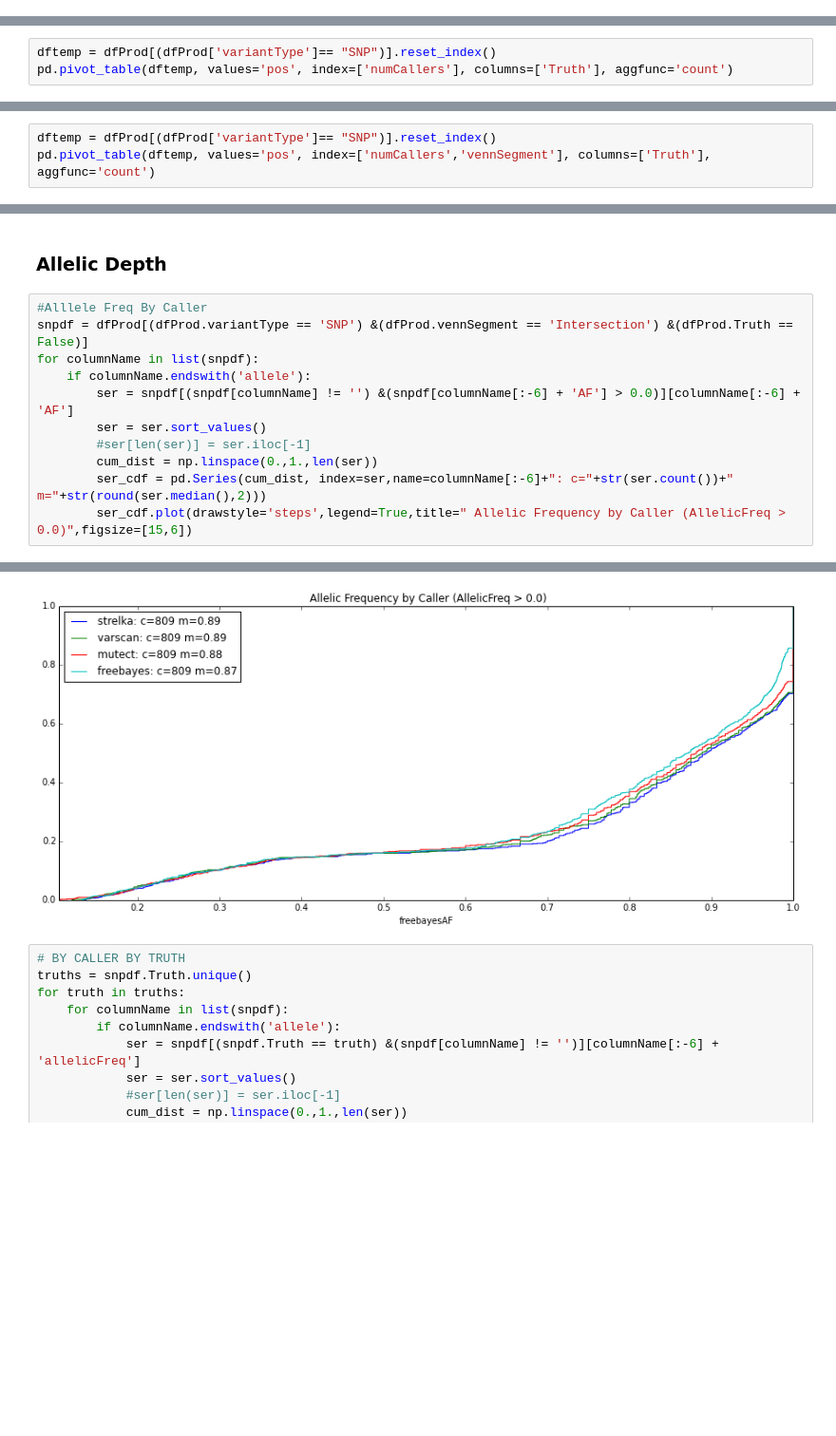
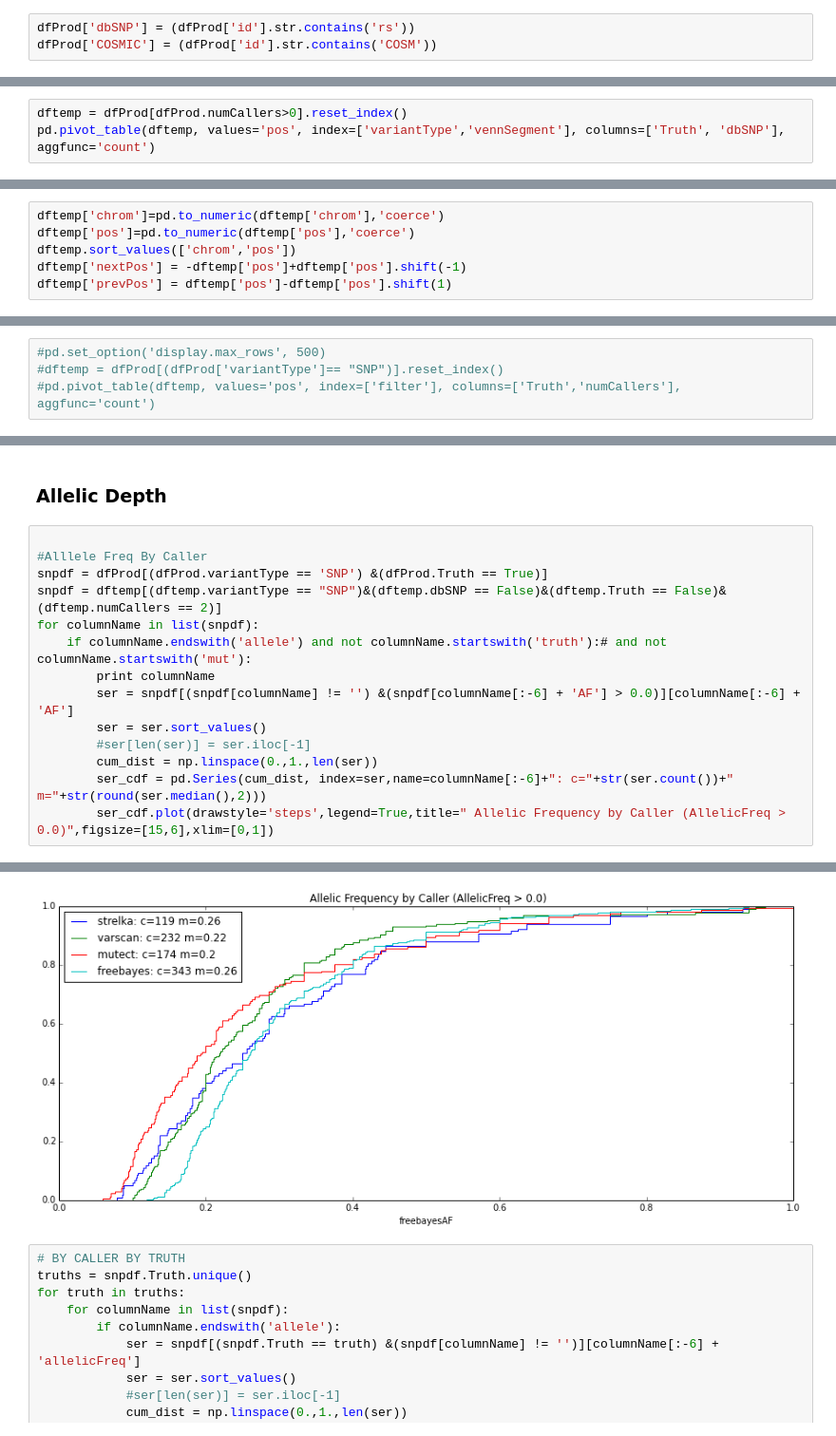
Before and after one commit to hartwigmedical/scripts, a Jupyter notebook: ipython/DreamChallengeAnalysis.ipynb, the cells around one changed output, grey strips where cells are left out. Shown at 95% size. Cells and saved outputs as stored; diff of their text form; blank space fills up the shorter version.

```diff
--- a/ipython/DreamChallengeAnalysis.ipynb
+++ b/ipython/DreamChallengeAnalysis.ipynb
@@ -160,2 +128,5 @@ dfSlice[(dfSlice['Truth']== False)].head(10)
+# %%
+dfProd['dbSNP'] = (dfProd['id'].str.contains('rs'))
+dfProd['COSMIC'] = (dfProd['id'].str.contains('COSM'))
 # %% [markdown]
 ### PRECISION + SENSITIVITY|
@@ -183,4 +150,4 @@ outputDF
 # %%
-dftemp = dfProd[(dfProd['variantType']== "SNP")].reset_index()
-pd.pivot_table(dftemp, values='pos', index=['numCallers'], columns=['Truth'], aggfunc='count')
+dftemp = dfProd[dfProd.numCallers>0].reset_index()
+pd.pivot_table(dftemp, values='pos', index=['variantType','vennSegment'], columns=['Truth', 'dbSNP'], aggfunc='count')
 # %% [output]
@@ -192,0 +177,6 @@ pd.pivot_table(dftemp, values='pos', index=['numCallers'], columns=['Truth'], ag
+# %%
+dftemp['chrom']=pd.to_numeric(dftemp['chrom'],'coerce')
+dftemp['pos']=pd.to_numeric(dftemp['pos'],'coerce')
+dftemp.sort_values(['chrom','pos'])
+dftemp['nextPos'] = -dftemp['pos']+dftemp['pos'].shift(-1)
+dftemp['prevPos'] = dftemp['pos']-dftemp['pos'].shift(1)
@@ -193,3 +187,4 @@ pd.pivot_table(dftemp, values='pos', index=['numCallers'], columns=['Truth'], ag
 # %%
-dftemp = dfProd[(dfProd['variantType']== "SNP")].reset_index()
-pd.pivot_table(dftemp, values='pos', index=['numCallers','vennSegment'], columns=['Truth'], aggfunc='count')
+#pd.set_option('display.max_rows', 500)
+#dftemp = dfProd[(dfProd['variantType']== "SNP")].reset_index()
+#pd.pivot_table(dftemp, values='pos', index=['filter'], columns=['Truth','numCallers'], aggfunc='count')
@@ -356,14 +305,17 @@ snpdf['chromPos'].reset_index().head(1000)
 # %% [markdown]
 <h3> Allelic Depth
 # %%
+
 #Alllele Freq By Caller
-snpdf = dfProd[(dfProd.variantType == 'SNP') &(dfProd.vennSegment == 'Intersection') &(dfProd.Truth == False)]
+snpdf = dfProd[(dfProd.variantType == 'SNP') &(dfProd.Truth == True)]
+snpdf = dftemp[(dftemp.variantType == "SNP")&(dftemp.dbSNP == False)&(dftemp.Truth == False)&(dftemp.numCallers == 2)]
 for columnName in list(snpdf):
-    if columnName.endswith('allele'):
+    if columnName.endswith('allele') and not columnName.startswith('truth'):# and not columnName.startswith('mut'):
+        print columnName
         ser = snpdf[(snpdf[columnName] != '') &(snpdf[columnName[:-6] + 'AF'] > 0.0)][columnName[:-6] + 'AF']
         ser = ser.sort_values()
         #ser[len(ser)] = ser.iloc[-1]
         cum_dist = np.linspace(0.,1.,len(ser))
         ser_cdf = pd.Series(cum_dist, index=ser,name=columnName[:-6]+": c="+str(ser.count())+" m="+str(round(ser.median(),2)))
-        ser_cdf.plot(drawstyle='steps',legend=True,title=" Allelic Frequency by Caller (AllelicFreq > 0.0)",figsize=[15,6])
+        ser_cdf.plot(drawstyle='steps',legend=True,title=" Allelic Frequency by Caller (AllelicFreq > 0.0)",figsize=[15,6],xlim=[0,1])
 # %% [output]
@@ -371,4 +326,4 @@ KeyError: 'truth_AF'
-[figure, old version]
+[figure, new version]
 # %%
 # BY CALLER BY TRUTH
 truths = snpdf.Truth.unique()
```
Also changed, not shown: parts of 29 cells of this notebook, 6 other files.
